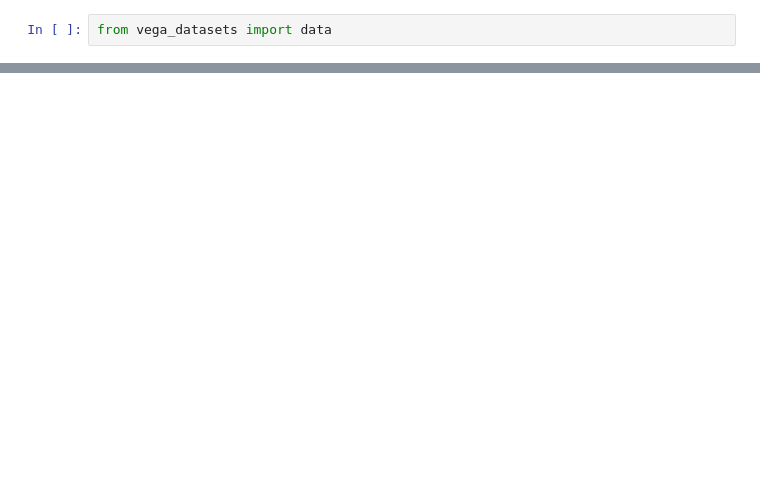
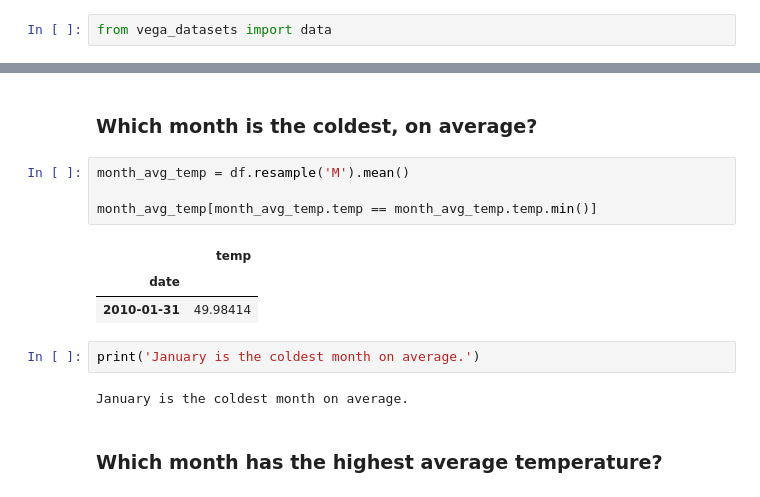
Before and after one commit to SamuelD-Data/time-series-exercises, a Jupyter notebook: working_with_time_series_data.ipynb, the cells around one changed output, grey strips where cells are left out. Cells and saved outputs as stored; diff of their text form; blank space fills up the shorter version.

```diff
--- a/working_with_time_series_data.ipynb
+++ b/working_with_time_series_data.ipynb
@@ -18,0 +56,16 @@ data.sf_temps()
+# %% [markdown]
+### Which month is the coldest, on average?
+# %%
+month_avg_temp = df.resample('M').mean()
+
+month_avg_temp[month_avg_temp.temp == month_avg_temp.temp.min()]
+# %% [output]
+|  | temp |
+| date |  |
+| 2010-01-31 | 49.98414 |
+# %%
+print('January is the coldest month on average.')
+# %% [output]
+January is the coldest month on average.
+# %% [markdown]
+### Which month has the highest average temperature?
```
Also changed, not shown: parts of 15 cells of this notebook.
